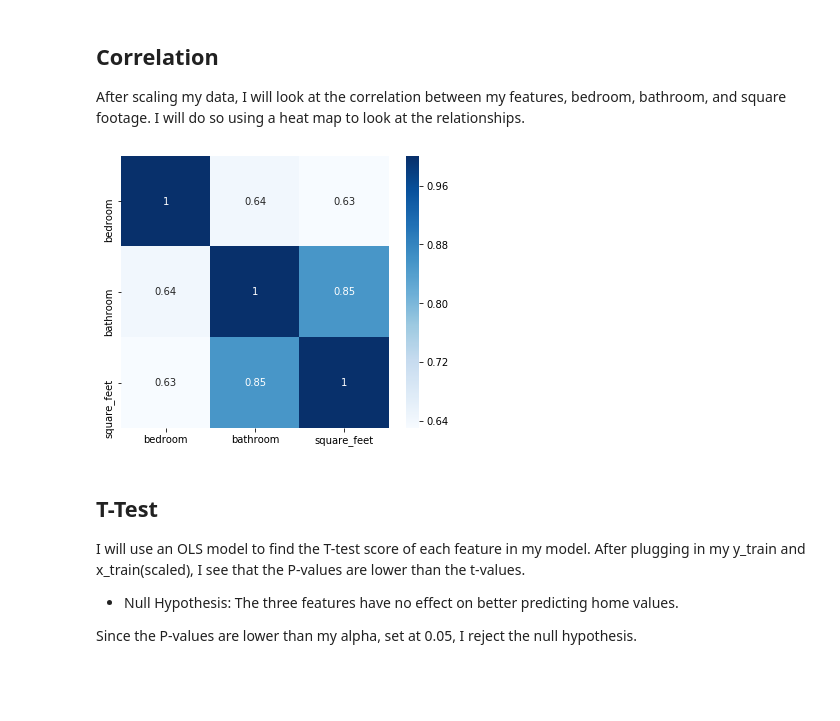
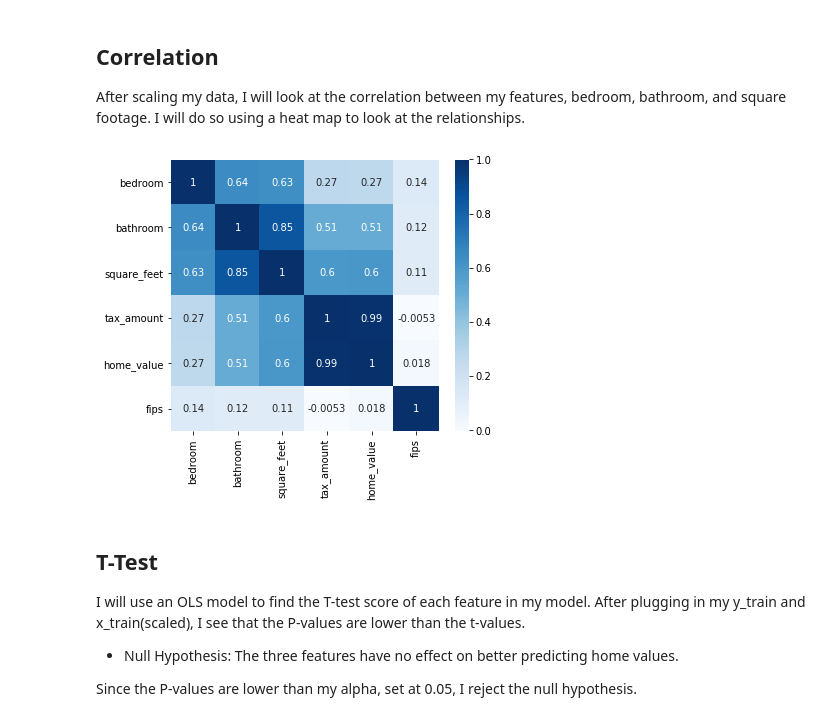
Before and after one commit to cari-holmes/zillow-project, a Jupyter notebook: zillow_mvp.ipynb, the cells around one changed output. Drawn from its saved outputs; the diff is of its cells as text; code cells hidden in the pictures; blank space fills up the shorter version.

```diff
--- a/zillow_mvp.ipynb
+++ b/zillow_mvp.ipynb
@@ -147,10 +147,10 @@ g.map_offdiag(plt.scatter)
 After scaling my data, I will look at the correlation between my features, bedroom, bathroom, and square footage. I will do so using a heat map to look at the relationships.
 # %%
 plt.figure(figsize=(6,5))
-sns.heatmap(x_train.corr(), annot=True, cmap=plt.cm.Blues)
+sns.heatmap(train.corr(), annot=True, cmap=plt.cm.Blues)
 plt.show()
 # %% [output]
-[figure, old version]
+[figure, new version]
 # %% [markdown]
 ## T-Test
 I will use an OLS model to find the T-test score of each feature in my model. After plugging in my y_train and x_train(scaled), I see that the P-values are lower than the t-values.
```
